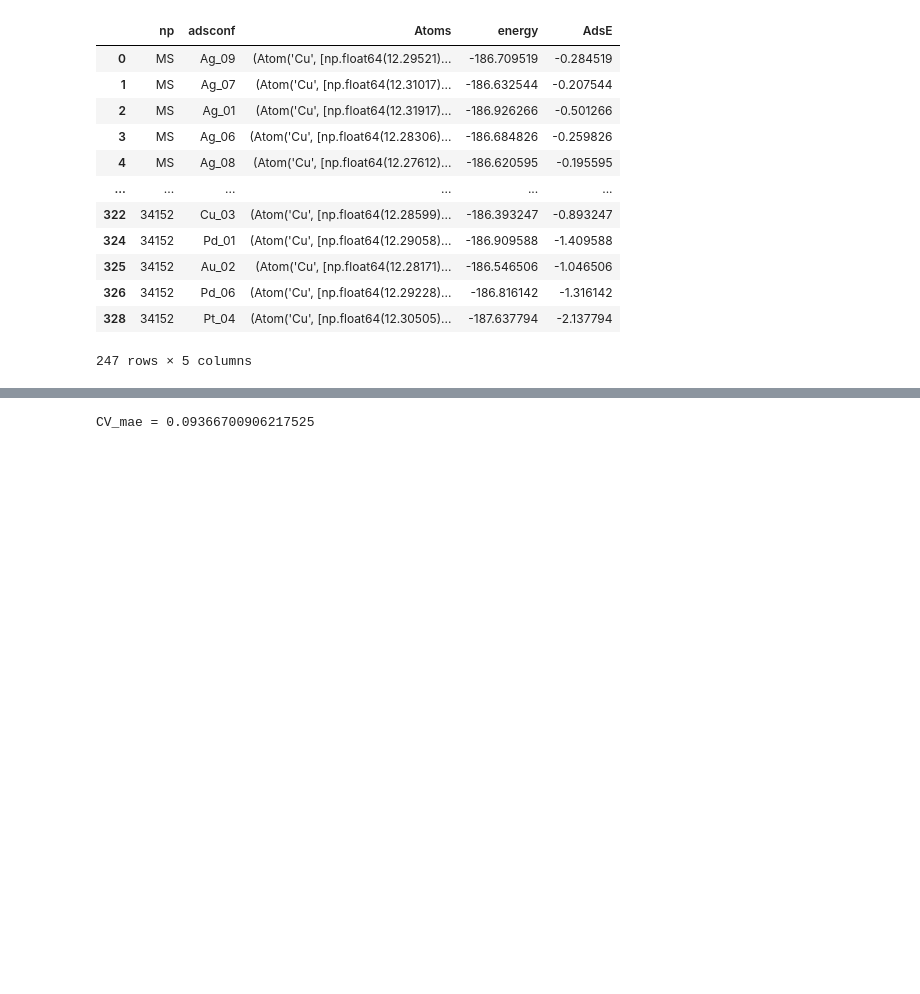
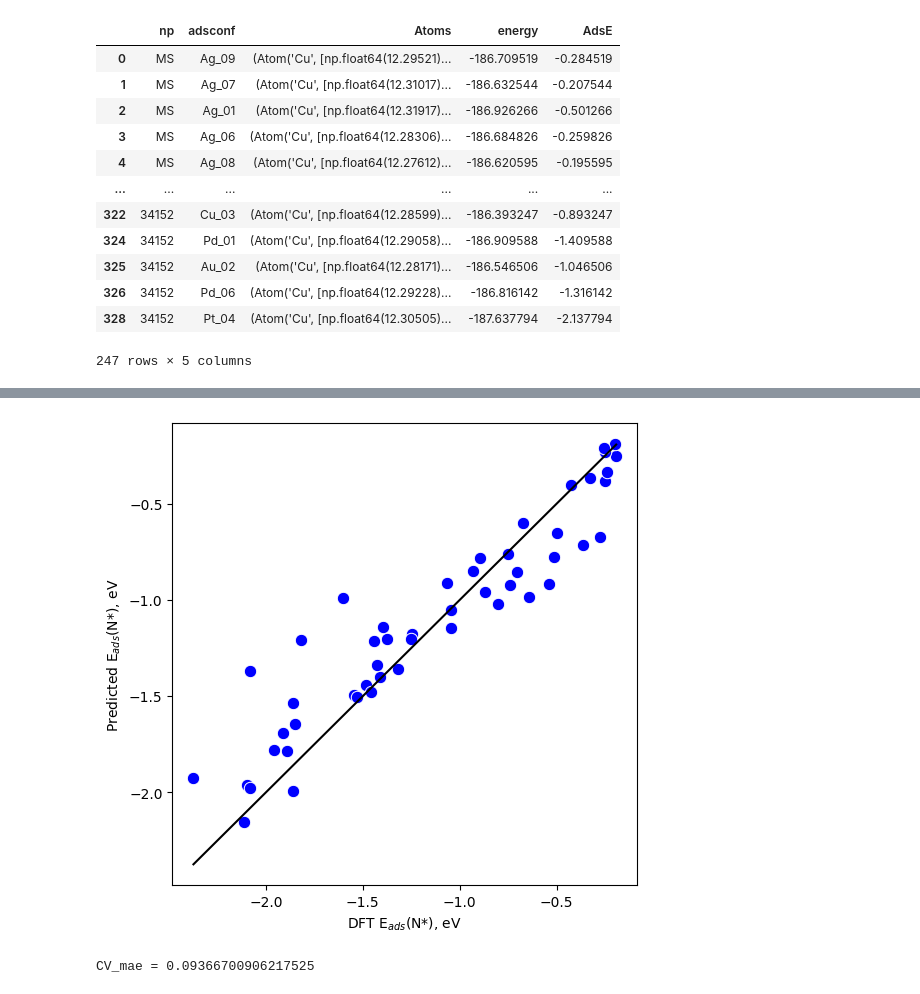
Before and after one commit to manuelarcer/adspredictor, a Jupyter notebook: adspredictor/trainer/preliminar_tests_trainer.ipynb, the cells around one changed output, grey strips where cells are left out. Cells and saved outputs as stored; diff of their text form; code cells hidden in the pictures; blank space fills up the shorter version.

Commit message:
updated and tested trainer

```diff
--- a/adspredictor/trainer/preliminar_tests_trainer.ipynb
+++ b/adspredictor/trainer/preliminar_tests_trainer.ipynb
@@ -74,0 +68,25 @@ df.sample(5)
+# %%
+from sklearn.svm import SVR
+from adspredictor.trainer.trainer import Trainer
+
+features_to_use = []
+for col in df.columns:
+    if 'R' in col and '_' in col or 'AdsE' in col:
+        features_to_use.append(col)
+
+df_to_train = df.loc[:, features_to_use].copy()
+
+# Initialize the trainer with the SVR model
+trainer = Trainer(
+    dataframe=df_to_train,
+    target_column='AdsE',
+    model=SVR,
+    test_size=0.2,
+    random_state=42,
+    kernel='rbf',  # Additional model parameters
+    C=1.0
+    )
+
+# Split the data and train the model
+trainer.split_data()
+trainer.train()
@@ -75,3 +118,24 @@ df.sample(5)
+# %%
+## Plot the parity plot
+
+import matplotlib.pyplot as plt
+import seaborn as sns
+
+y_pred = trainer.model.predict(trainer.X_test)
+
+fig, ax = plt.subplots(figsize=(6, 6))
+
+# Plot the parity plot
+sns.scatterplot(x=trainer.y_test, y=y_pred, ax=ax, s=80, color='blue')
+sns.lineplot(x=trainer.y_test, y=trainer.y_test, ax=ax, color='black')
+
+# Set the labels
+ax.set_xlabel(r'DFT E$_{ads}$(N*), eV')
+ax.set_ylabel(r'Predicted E$_{ads}$(N*), eV')
+
+plt.show()
+# %% [output]
+[figure, added]
 # %%
 from sklearn.linear_model import LinearRegression
 from sklearn.model_selection import train_test_split
```
Also changed, not shown: parts of 6 cells of this notebook, 1 other file.
